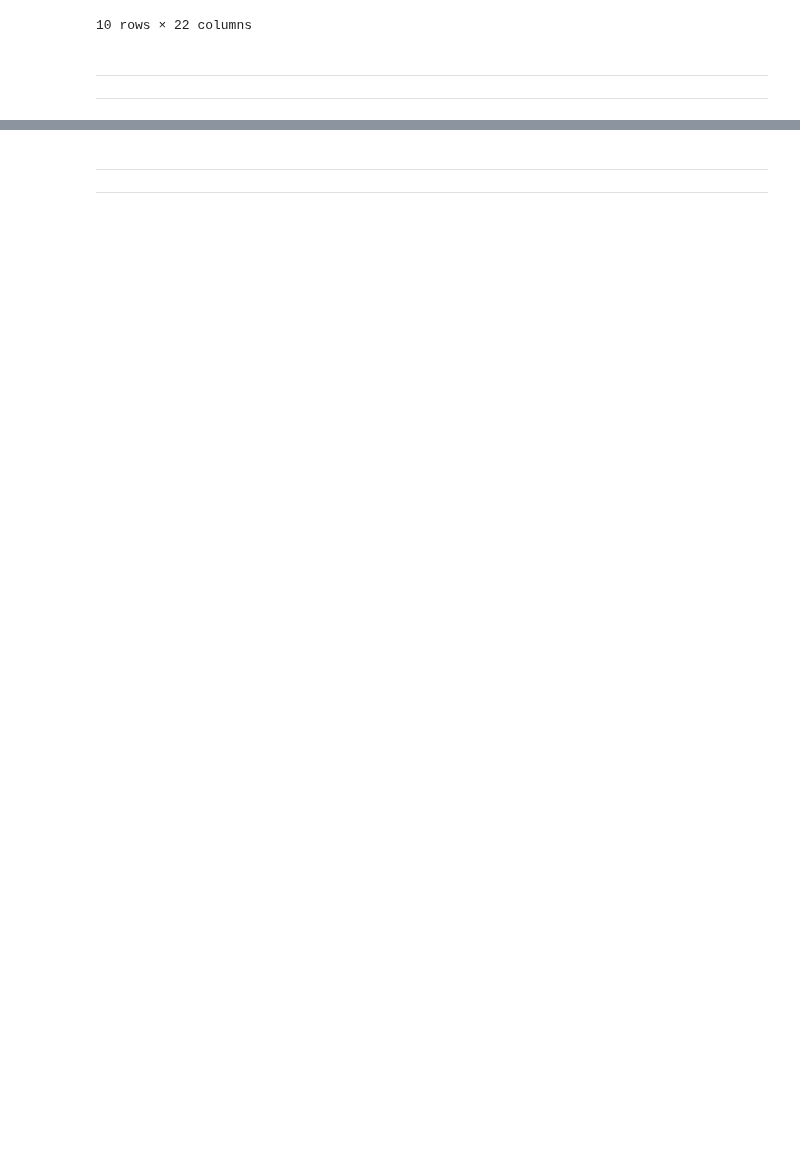
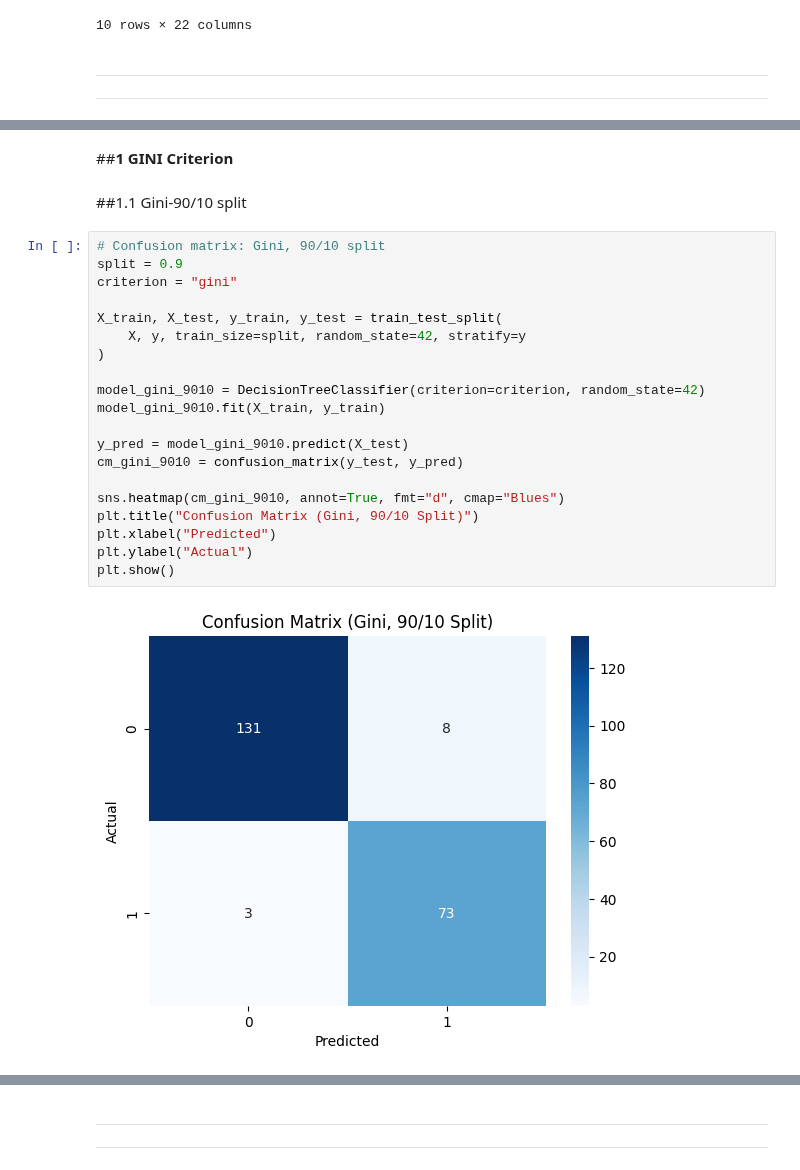
Before and after one commit to shahodi011/IT326-Project, a Jupyter notebook: Reports/Phase3.ipynb, the cells around one changed output, grey strips where cells are left out. Saved outputs shown, nothing was run; the diff lists cells and outputs as text; blank space fills up the shorter version.

```diff
--- a/Reports/Phase3.ipynb
+++ b/Reports/Phase3.ipynb
@@ -274,0 +299,26 @@ To further evaluate the best-performing model, a confusion matrix was plotted to
+# %% [markdown]
+##**1 GINI Criterion**
+# %% [markdown]
+##1.1 Gini-90/10 split
+# %%
+# Confusion matrix: Gini, 90/10 split
+split = 0.9
+criterion = "gini"
+
+X_train, X_test, y_train, y_test = train_test_split(
+    X, y, train_size=split, random_state=42, stratify=y
+)
+
+model_gini_9010 = DecisionTreeClassifier(criterion=criterion, random_state=42)
+model_gini_9010.fit(X_train, y_train)
+
+y_pred = model_gini_9010.predict(X_test)
+cm_gini_9010 = confusion_matrix(y_test, y_pred)
+
+sns.heatmap(cm_gini_9010, annot=True, fmt="d", cmap="Blues")
+plt.title("Confusion Matrix (Gini, 90/10 Split)")
+plt.xlabel("Predicted")
+plt.ylabel("Actual")
+plt.show()
+# %% [output]
+[figure, added]
```
Also changed, not shown: parts of 46 cells of this notebook.
